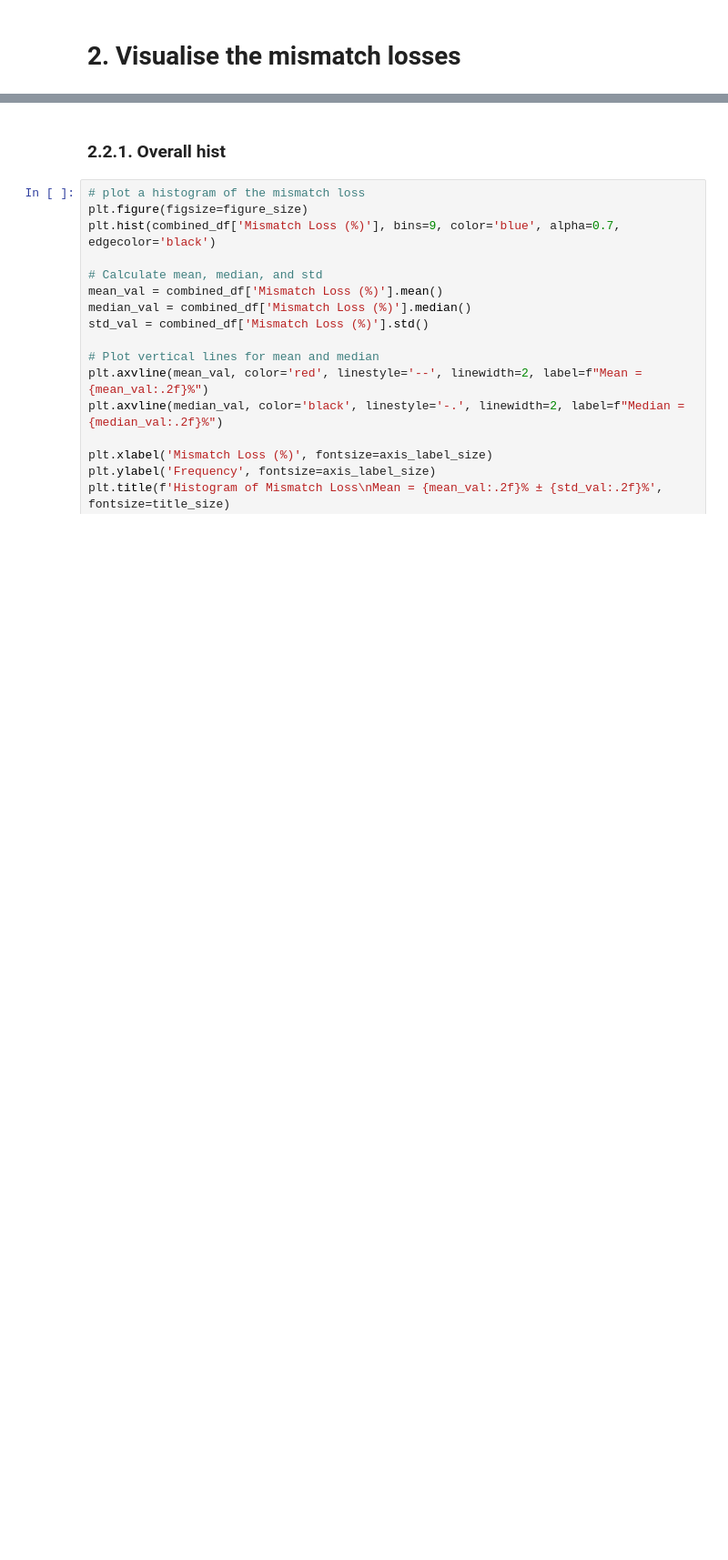
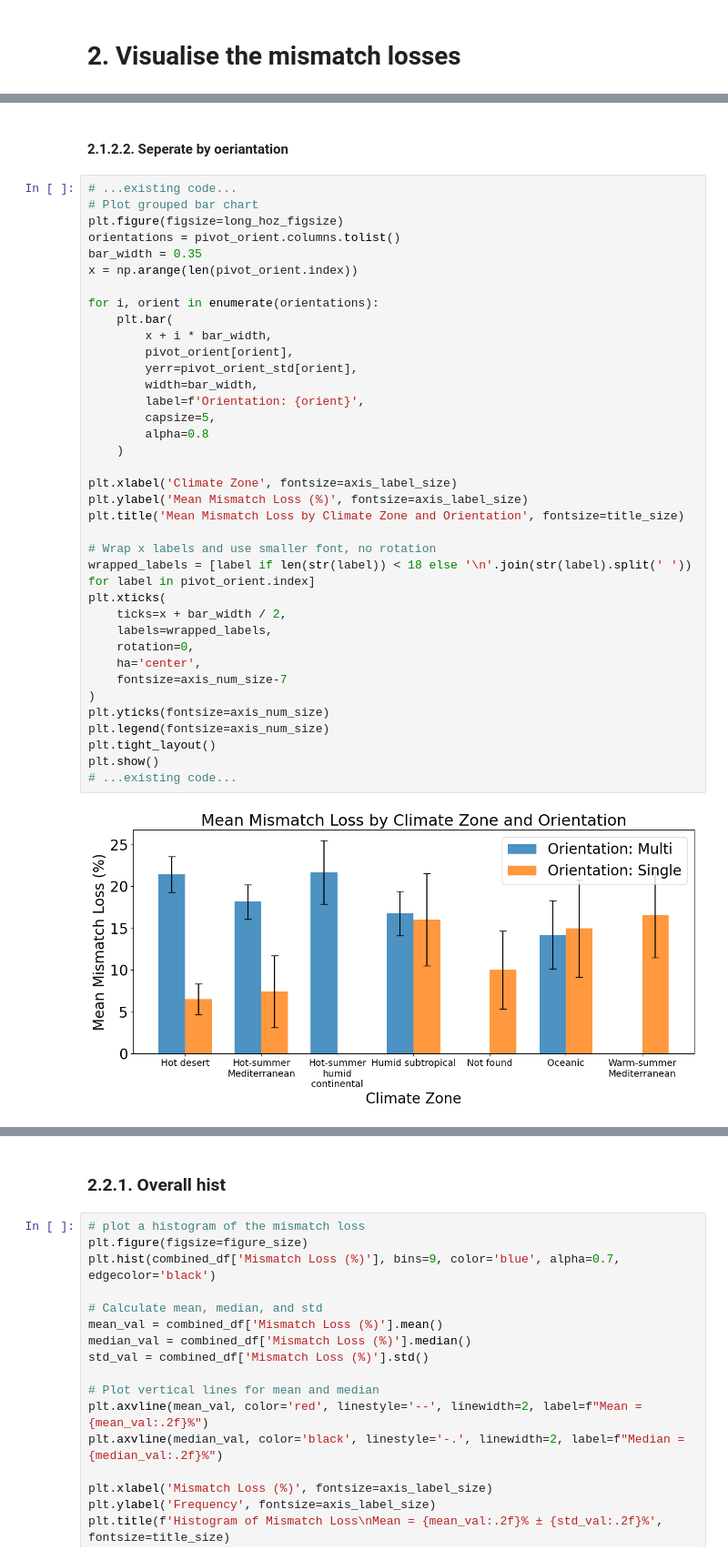
Before and after one commit to sijinwnag/24_09_24_Solar_Edge, a Jupyter notebook: Code/25_05_01_Mismatch_results_analyser.ipynb, the cells around one changed output, grey strips where cells are left out. Shown at 91% size. Saved outputs shown, nothing was run; the diff lists cells and outputs as text; blank space fills up the shorter version.

```diff
--- a/Code/25_05_01_Mismatch_results_analyser.ipynb
+++ b/Code/25_05_01_Mismatch_results_analyser.ipynb
@@ -140,0 +347,41 @@ combined_df.to_excel(os.path.join(ResultsFolder, 'combined_results_with_summary.
+# %% [markdown]
+#### 2.1.2.2. Seperate by oeriantation
+# %%
+# ...existing code...
+# Plot grouped bar chart
+plt.figure(figsize=long_hoz_figsize)
+orientations = pivot_orient.columns.tolist()
+bar_width = 0.35
+x = np.arange(len(pivot_orient.index))
+
+for i, orient in enumerate(orientations):
+    plt.bar(
+        x + i * bar_width,
+        pivot_orient[orient],
+        yerr=pivot_orient_std[orient],
+        width=bar_width,
+        label=f'Orientation: {orient}',
+        capsize=5,
+        alpha=0.8
+    )
+
+plt.xlabel('Climate Zone', fontsize=axis_label_size)
+plt.ylabel('Mean Mismatch Loss (%)', fontsize=axis_label_size)
+plt.title('Mean Mismatch Loss by Climate Zone and Orientation', fontsize=title_size)
+
+# Wrap x labels and use smaller font, no rotation
+wrapped_labels = [label if len(str(label)) < 18 else '\n'.join(str(label).split(' ')) for label in pivot_orient.index]
+plt.xticks(
+    ticks=x + bar_width / 2,
+    labels=wrapped_labels,
+    rotation=0,
+    ha='center',
+    fontsize=axis_num_size-7
+)
+plt.yticks(fontsize=axis_num_size)
+plt.legend(fontsize=axis_num_size)
+plt.tight_layout()
+plt.show()
+# ...existing code...
+# %% [output]
+[figure, added]
```
Also changed, not shown: parts of 26 cells of this notebook, 1 other file.
